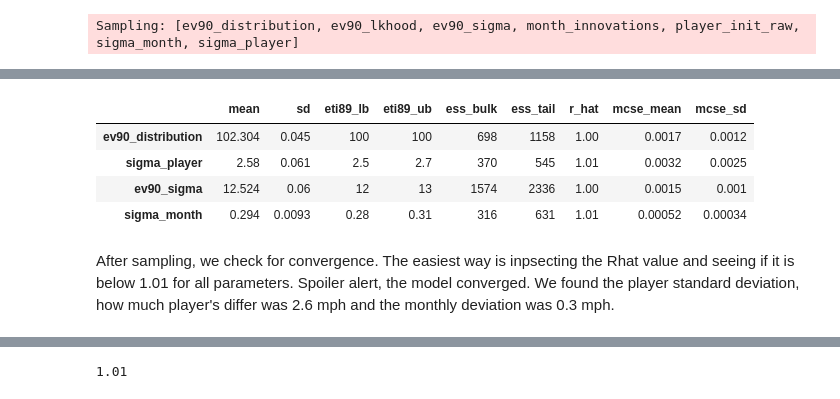
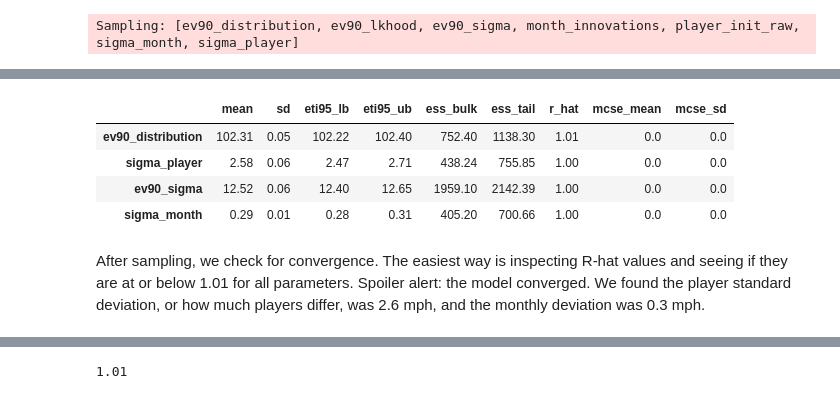
Before and after one commit to remmertjack/portfolio, a Jupyter notebook: batspeed/ev90_monthly_model.ipynb, the cells around one changed output, grey strips where cells are left out. Cells and saved outputs as stored; diff of their text form; code cells hidden in the pictures.

```diff
--- a/batspeed/ev90_monthly_model.ipynb
+++ b/batspeed/ev90_monthly_model.ipynb
@@ -289,15 +305,15 @@ NUTS[nutpie]: [ev90_distribution, sigma_player, sigma_month, player_init_raw, mo
 [interactive output not drawn]
 [interactive output not drawn]
 # %%
-az.summary(trace, var_names=['ev90_distribution','sigma_player','ev90_sigma','sigma_month'])
+az.summary(trace, var_names=['ev90_distribution','sigma_player','ev90_sigma','sigma_month'], ci_prob=0.95, round_to=2)
 # %% [output]
-|  | mean | sd | eti89_lb | eti89_ub | ess_bulk | ess_tail | r_hat | mcse_mean | mcse_sd |
-| ev90_distribution | 102.304 | 0.045 | 100 | 100 | 698 | 1158 | 1.00 | 0.0017 | 0.0012 |
-| sigma_player | 2.58 | 0.061 | 2.5 | 2.7 | 370 | 545 | 1.01 | 0.0032 | 0.0025 |
-| ev90_sigma | 12.524 | 0.06 | 12 | 13 | 1574 | 2336 | 1.00 | 0.0015 | 0.001 |
-| sigma_month | 0.294 | 0.0093 | 0.28 | 0.31 | 316 | 631 | 1.01 | 0.00052 | 0.00034 |
+|  | mean | sd | eti95_lb | eti95_ub | ess_bulk | ess_tail | r_hat | mcse_mean | mcse_sd |
+| ev90_distribution | 102.31 | 0.05 | 102.22 | 102.40 | 752.40 | 1138.30 | 1.01 | 0.0 | 0.0 |
+| sigma_player | 2.58 | 0.06 | 2.47 | 2.71 | 438.24 | 755.85 | 1.00 | 0.0 | 0.0 |
+| ev90_sigma | 12.52 | 0.06 | 12.40 | 12.65 | 1959.10 | 2142.39 | 1.00 | 0.0 | 0.0 |
+| sigma_month | 0.29 | 0.01 | 0.28 | 0.31 | 405.20 | 700.66 | 1.00 | 0.0 | 0.0 |
 # %% [markdown]
-After sampling, we check for convergence. The easiest way is inpsecting the Rhat value and seeing if it is below 1.01 for all parameters. Spoiler alert, the model converged. We found the player standard deviation, how much player's differ was 2.6 mph and the monthly deviation was 0.3 mph.
+After sampling, we check for convergence. The easiest way is inspecting R-hat values and seeing if they are at or below 1.01 for all parameters. Spoiler alert: the model converged. We found the player standard deviation, or how much players differ, was 2.6 mph, and the monthly deviation was 0.3 mph.
 # %%
 ev_avg_df = az.summary(trace, var_names=['theta_ev90'], ci_prob=0.95, round_to=2).reset_index(drop=False)
 ev_avg_df.head()
```
Also changed, not shown: parts of 32 cells of this notebook, 6 other files.
